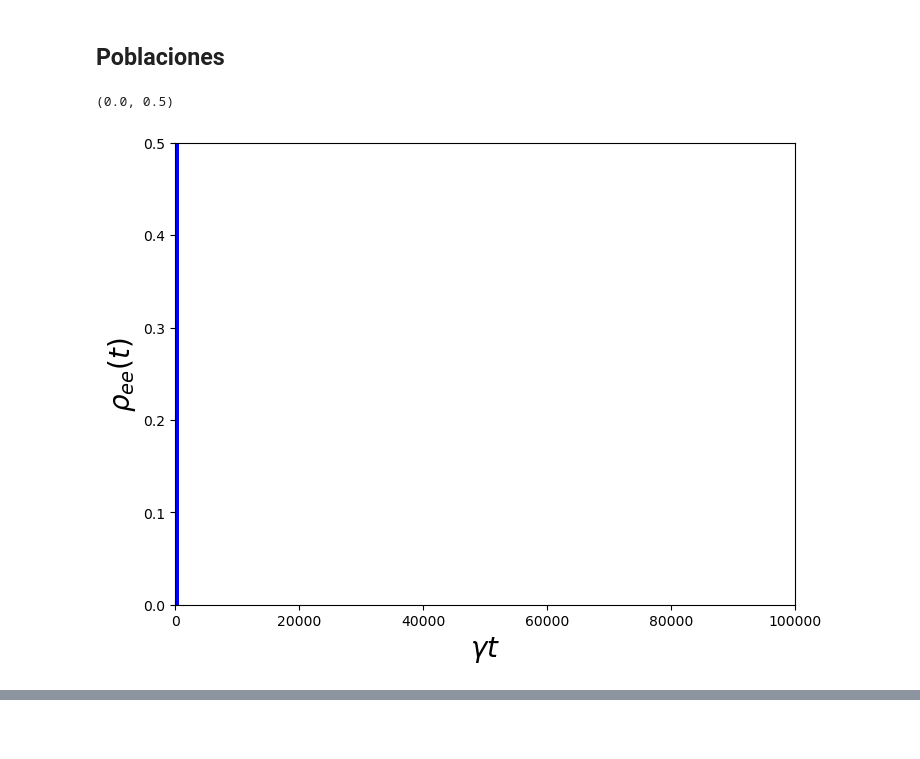
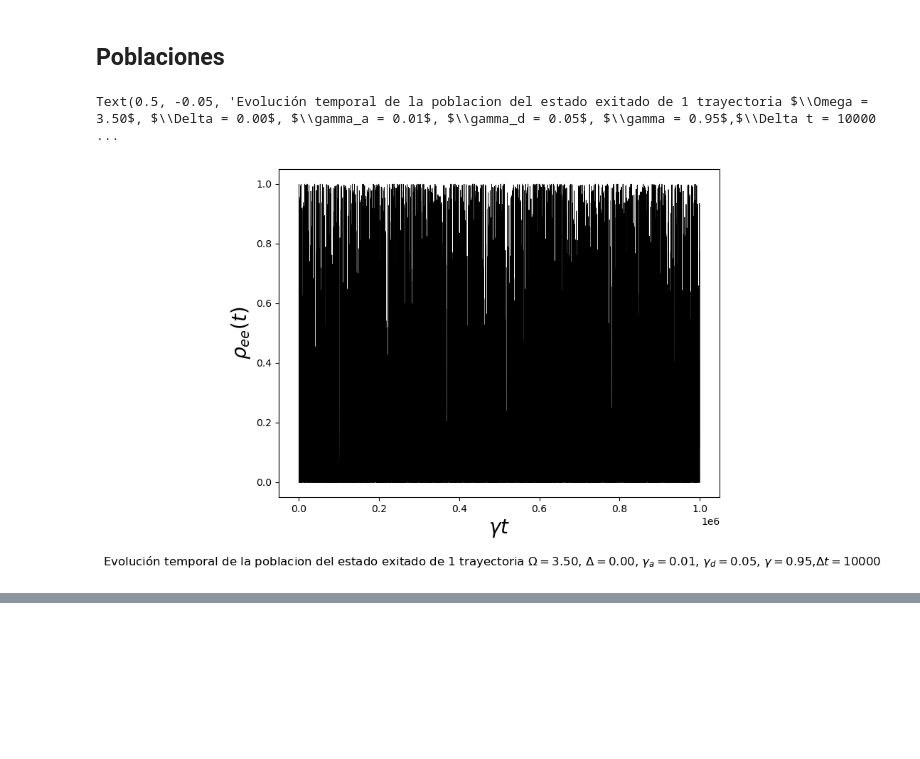
Before and after one commit to LKelvin26/FRI, a Jupyter notebook: 3LA Fluorescencia Resonante Periodos brillantes y oscurso.ipynb, the cells around one changed output, grey strips where cells are left out. Drawn from its saved outputs; the diff is of its cells as text; code cells hidden in the pictures; blank space fills up the shorter version.

```diff
--- a/3LA Fluorescencia Resonante Periodos brillantes y oscurso.ipynb
+++ b/3LA Fluorescencia Resonante Periodos brillantes y oscurso.ipynb
@@ -53,11 +53,10 @@ Agg] #Los valores esperados se ponen en forma de lista, no se si importe su orde
 Omega = 3.5 #Frecuencia de rabi
 Delta = 0 #Desintonia
 ga = 0.015
-
 gd = 0.05
-g = 0.935
+g = 0.95
 ntraj =1 # Numero de trayectorias
-tlist = np.linspace(0,500,100000)
+tlist = np.linspace(0,1000000,10000)
 
 #El numero de trayectorias necesarias para ver periodos brillantes y obscuros tiene que ser 1
 #De lo contrario como ensamble no se ve porque en el mismo coinciden periodos brillantes con los obscuros de otros
@@ -232,18 +285,21 @@ a
 # %%
 
 plt.figure(figsize=(8,6))
 #plt.bar(tiempos,tdur,width=50,color='orange')
 
 #plt.plot(tlist,MC.expect[0], label =r'$\rho_{aa}(t)$', linestyle='-',linewidth = 0.6, color = 'green')
-plt.plot(tlist,MC.expect[1], label =r'$\rho_{ee}(t)$', linestyle='-',linewidth = 0.6, color = 'blue')
+plt.plot(tlist,MC.expect[1], label =r'$\rho_{ee}(t)$', linestyle='-',linewidth = 0.6, color = 'black')
 #plt.plot(tlist,MC.expect[2], label =r'$\rho_{gg}(t)$', linestyle='dashdot',linewidth = 0.5, color = 'orange')
 plt.xlabel(r'$\gamma t$',fontsize=20)
 plt.ylabel(r'$\rho_{ee}(t)$',fontsize=20)
-plt.xlim(0,100000)
-plt.ylim(0,0.5)
+#plt.xlim(0,100000)
 #plt.legend(loc=1, prop={'size': 25})
 #plt.savefig('Fig. 2a.pdf')
 #plt.show()
+plt.figtext(0.5, -0.05,
+            r'Evolución temporal de la poblacion del estado exitado de 1 trayectoria '
+            r'$\Omega = %.2f$, $\Delta = %.2f$, $\gamma_a = %.2f$, $\gamma_d = %.2f$, $\gamma = %.2f$,$\Delta t = %i$' % (Omega, Delta, ga, gd, g,deltat),
+            ha='center', fontsize=12)
 # %% [output]
-(0.0, 0.5)
+Text(0.5, -0.05, 'Evolución temporal de la poblacion del estado exitado de 1 trayectoria $\\Omega = 3.50$, $\\Delta = 0.00$, $\\gamma_a = 0.01$, $\\gamma_d = 0.05$, $\\gamma = 0.95$,$\\Delta t = 10000 ...
-[figure, old version]
+[figure, new version]
```
Also changed, not shown: parts of 10 cells of this notebook, 1 other file.
